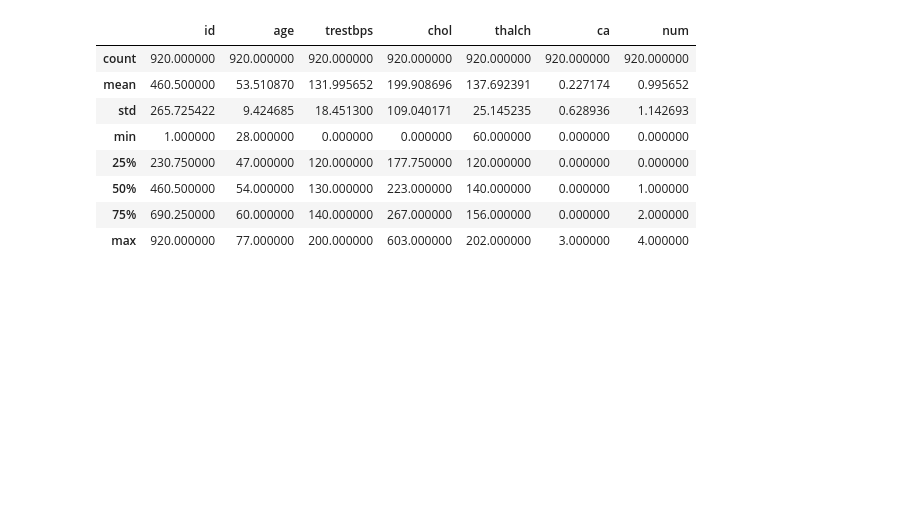
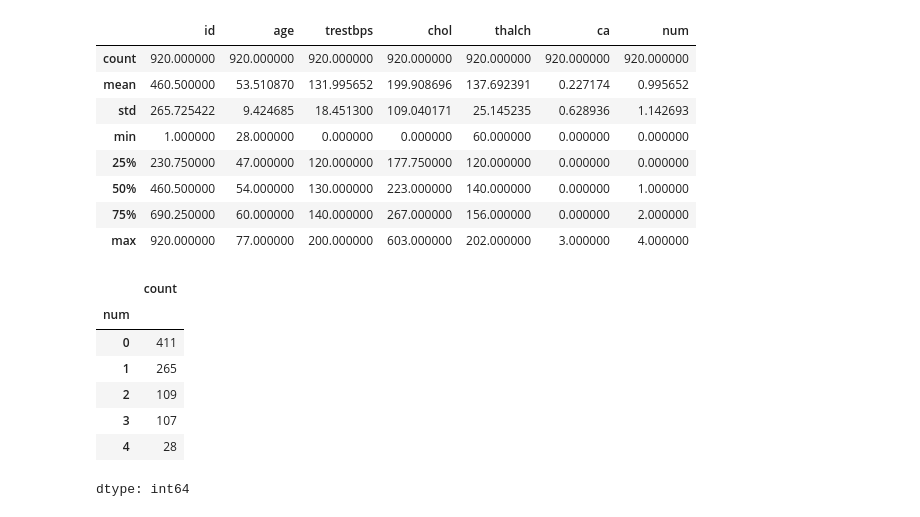
Before and after one commit to Anshika2110/Gmail-clone, a Jupyter notebook: CVD.ipynb, the cells around one changed output. Drawn from its saved outputs; the diff is of its cells as text; code cells hidden in the pictures; blank space fills up the shorter version.

```diff
--- a/CVD.ipynb
+++ b/CVD.ipynb
@@ -440,3 +459,18 @@ heart_data.describe()
 | 50% | 460.500000 | 54.000000 | 130.000000 | 223.000000 | 140.000000 | 0.000000 | 1.000000 |
 | 75% | 690.250000 | 60.000000 | 140.000000 | 267.000000 | 156.000000 | 0.000000 | 2.000000 |
 | max | 920.000000 | 77.000000 | 200.000000 | 603.000000 | 202.000000 | 3.000000 | 4.000000 |
+# %%
+# loading the csv data to a Pandas DataFrame
+heart_data = pd.read_csv('/content/heart_disease_uci.csv')
+# %%
+# Checking the distribution of target variables
+heart_data['num'].value_counts()
+# %% [output]
+|  | count |
+| num |  |
+| 0 | 411 |
+| 1 | 265 |
+| 2 | 109 |
+| 3 | 107 |
+| 4 | 28 |
+dtype: int64
```
Also changed, not shown: parts of 25 cells of this notebook.
